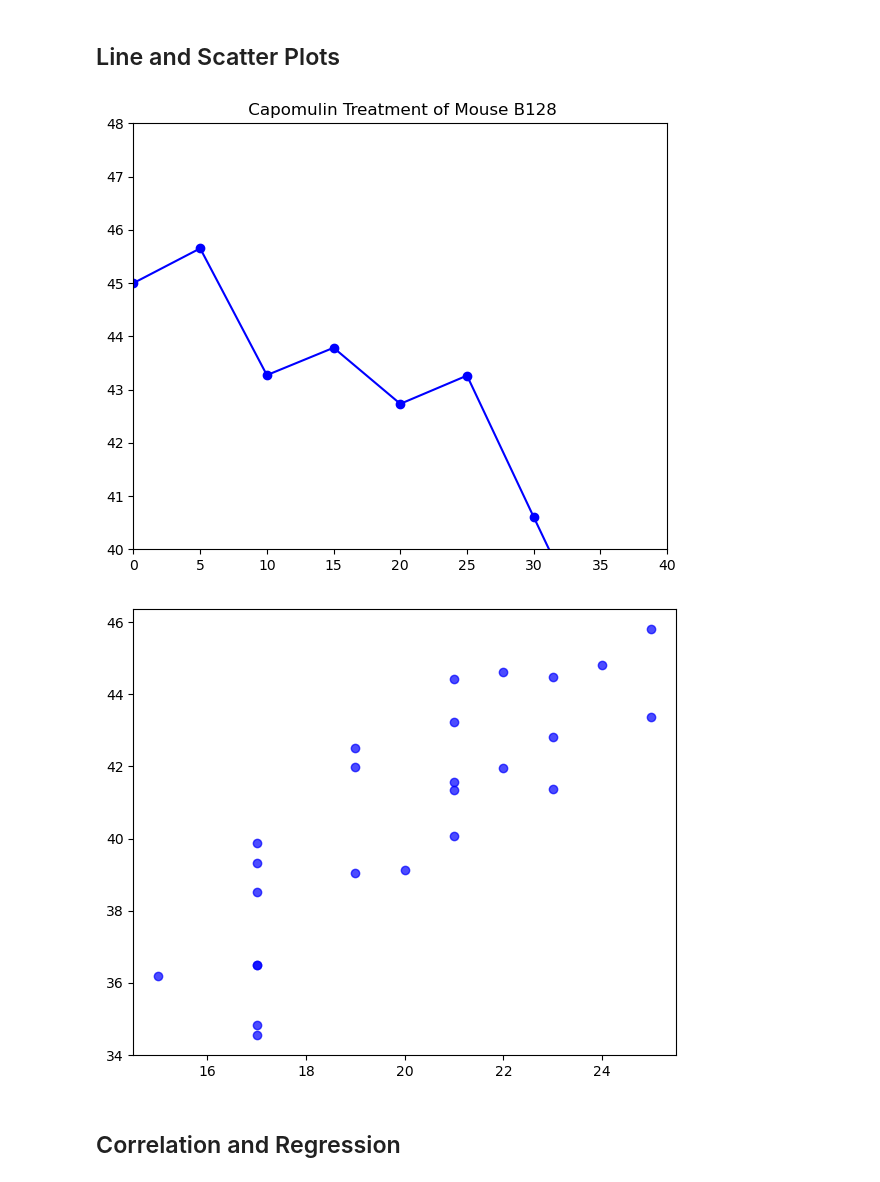
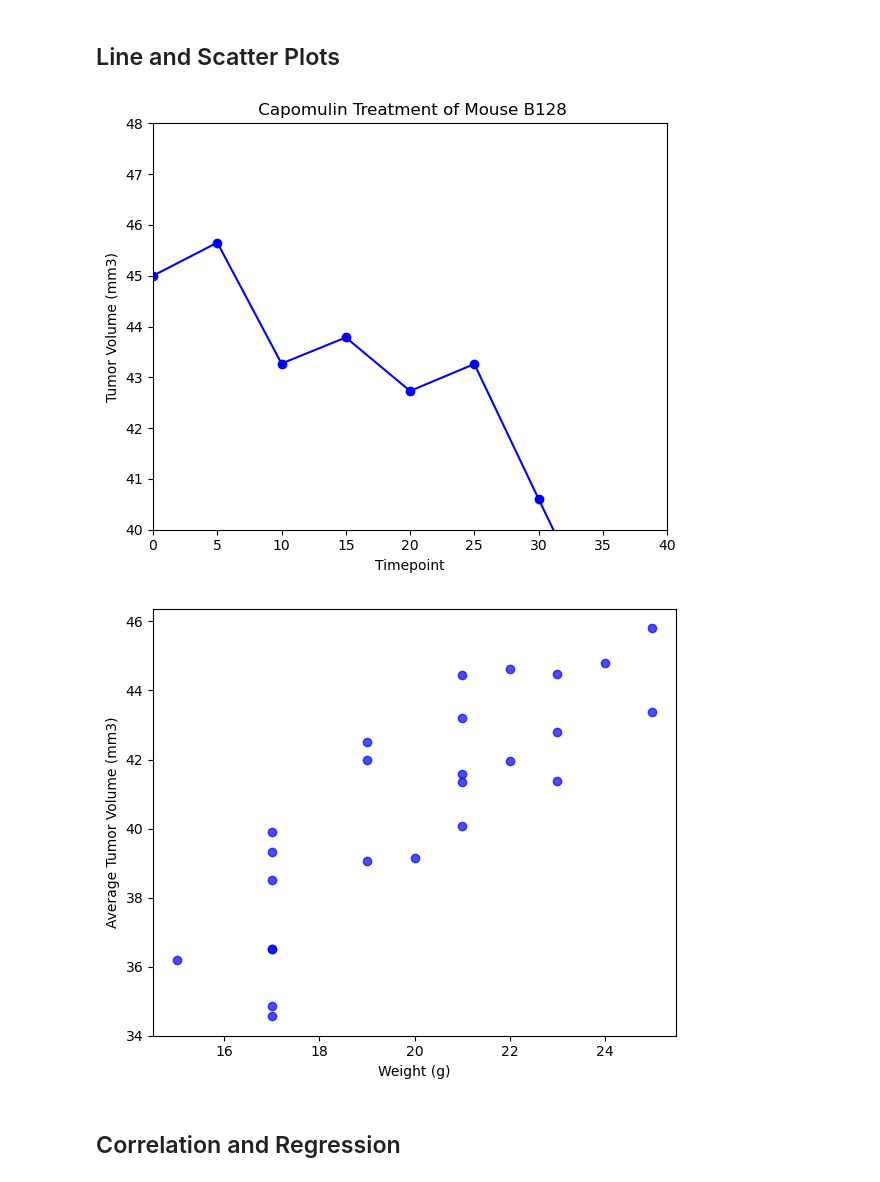
Before and after one commit to FatemaGirnary/Matplotlip_Challenge, a Jupyter notebook: pymaceuticals_starter.ipynb, the cells around one changed output. Saved outputs shown, nothing was run; the diff lists cells and outputs as text; code cells hidden in the pictures.

```diff
--- a/pymaceuticals_starter.ipynb
+++ b/pymaceuticals_starter.ipynb
@@ -268,24 +269,24 @@ plt.show()
 # %%
 mouse_id = 'b128'
 
 mouse_data = research_data_unique[(research_data_unique['Mouse ID'] == mouse_id) & (research_data_unique['Drug Regimen'] == 'Capomulin')]
 
 plt.figure(figsize = (6,5))
 plt.plot(mouse_data['Timepoint'], mouse_data['Tumor Volume (mm3)'], marker = 'o', color = 'b', label = f'Mouse ID: {mouse_id}')
 
 plt.grid(False)
 
 plt.xlim( 0, 40)
 plt.ylim(40, 48)
 
 plt.title(f' Capomulin Treatment of Mouse B128')
-plt.xlabel = ('Timepoint')
-plt.ylabel = ('Tumor Volume (mm3)')
+plt.xlabel('Timepoint')
+plt.ylabel('Tumor Volume (mm3)')
 
 plt.tight_layout()
 plt.show()
 # %% [output]
-[figure, old version]
+[figure, new version]
 # %%
 # Generate a scatter plot of mouse weight vs. the average observed tumor volume for the entire Capomulin regimen
 capomulin_data = research_data_unique[research_data_unique['Drug Regimen']=='Capomulin']
@@ -295,13 +296,12 @@ merged_data = pd.merge(avg_tumor_volume, capomulin_data[['Mouse ID', 'Weight (g)
 
 plt.figure(figsize = (6, 5))
 plt.scatter(merged_data['Weight (g)'], merged_data['Tumor Volume (mm3)'], color = 'blue', alpha = 0.7)
-
-plt.xlabel = ("Weight (g)")
-plt.ylabel = ("Average Tumor Volume (mm3)")
+plt.xlabel('Weight (g)')
+plt.ylabel('Average Tumor Volume (mm3)')
 plt.tight_layout()
 plt.show()
 # %% [output]
-[figure, old version]
+[figure, new version]
 # %% [markdown]
 ## Correlation and Regression
 # %%
```
Also changed, not shown: parts of 5 cells of this notebook.
